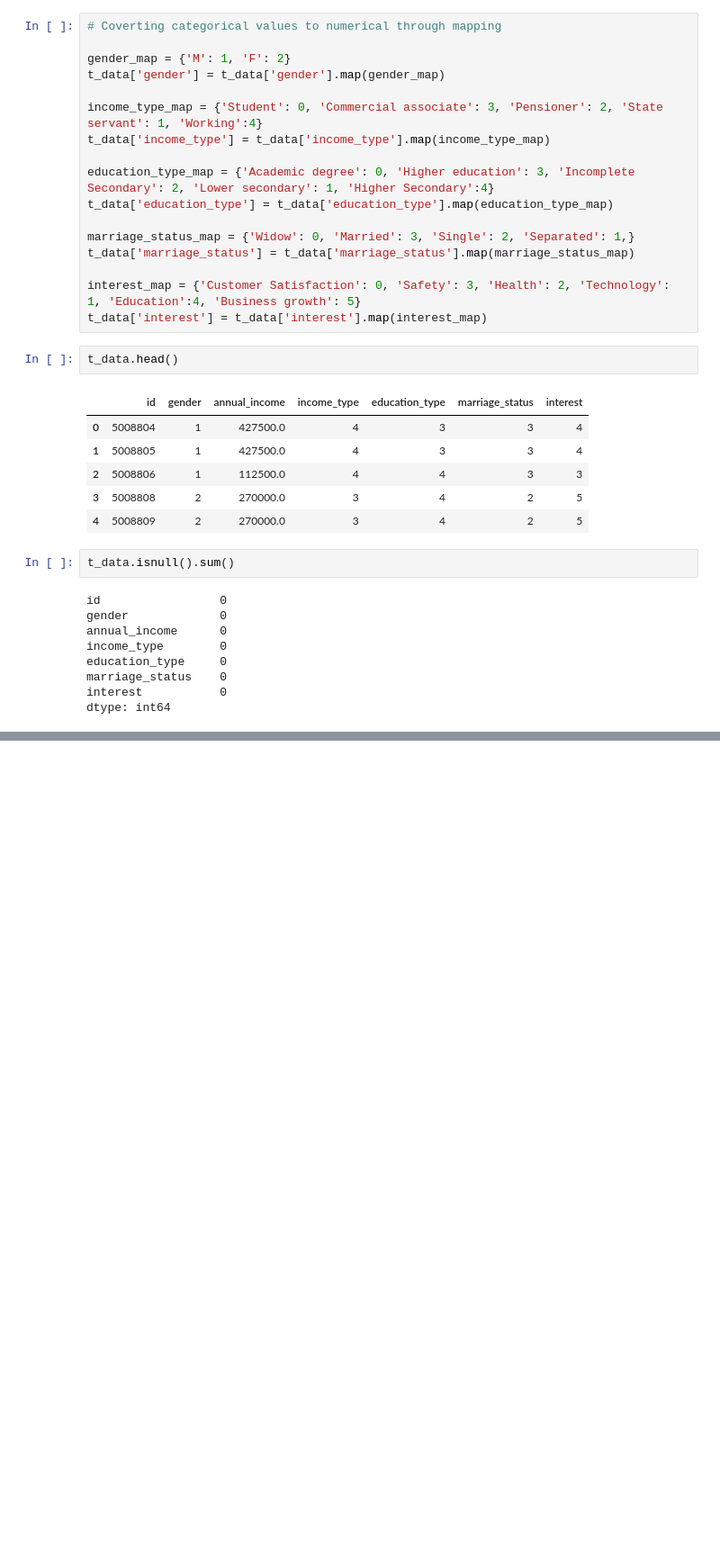
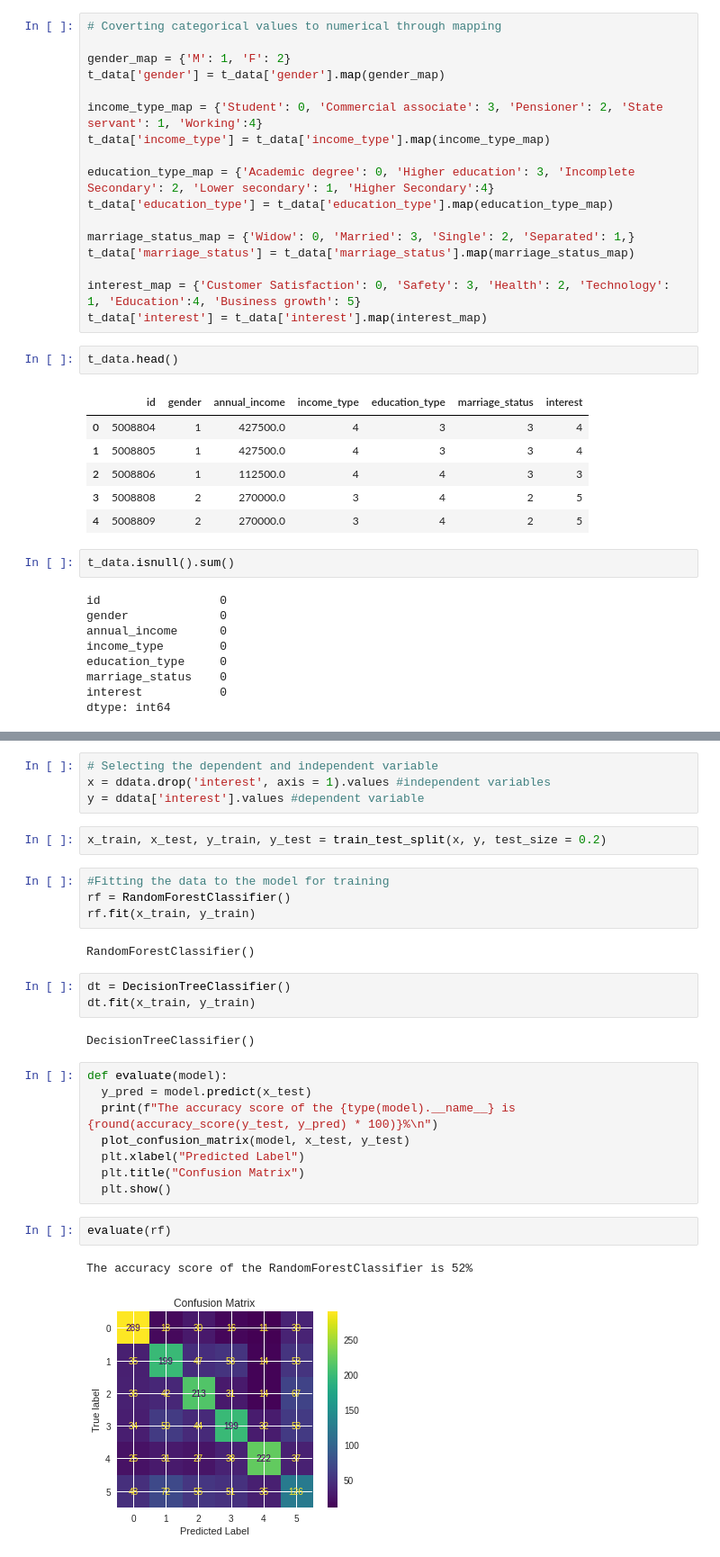
Before and after one commit to drizedunn/Food-Preference, a Jupyter notebook: mlquote.ipynb, the cells around one changed output, grey strips where cells are left out. Shown at 90% size. Cells and saved outputs as stored; diff of their text form; blank space fills up the shorter version.

```diff
--- a/mlquote.ipynb
+++ b/mlquote.ipynb
@@ -377,0 +405,30 @@ dtype: int64
+# %%
+# Selecting the dependent and independent variable
+x = ddata.drop('interest', axis = 1).values #independent variables
+y = ddata['interest'].values #dependent variable
+# %%
+x_train, x_test, y_train, y_test = train_test_split(x, y, test_size = 0.2)
+# %%
+#Fitting the data to the model for training
+rf = RandomForestClassifier()
+rf.fit(x_train, y_train)
+# %% [output]
+RandomForestClassifier()
+# %%
+dt = DecisionTreeClassifier()
+dt.fit(x_train, y_train)
+# %% [output]
+DecisionTreeClassifier()
+# %%
+def evaluate(model):
+  y_pred = model.predict(x_test)
+  print(f"The accuracy score of the {type(model).__name__} is {round(accuracy_score(y_test, y_pred) * 100)}%\n")
+  plot_confusion_matrix(model, x_test, y_test)
+  plt.xlabel("Predicted Label")
+  plt.title("Confusion Matrix")
+  plt.show()
+# %%
+evaluate(rf)
+# %% [output]
+The accuracy score of the RandomForestClassifier is 52%
+[figure, added]
```
Also changed, not shown: parts of 8 cells of this notebook.
